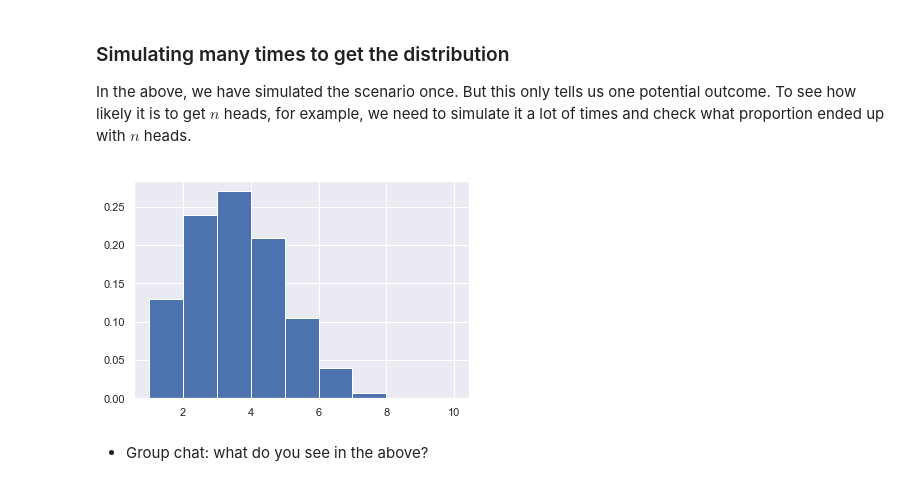
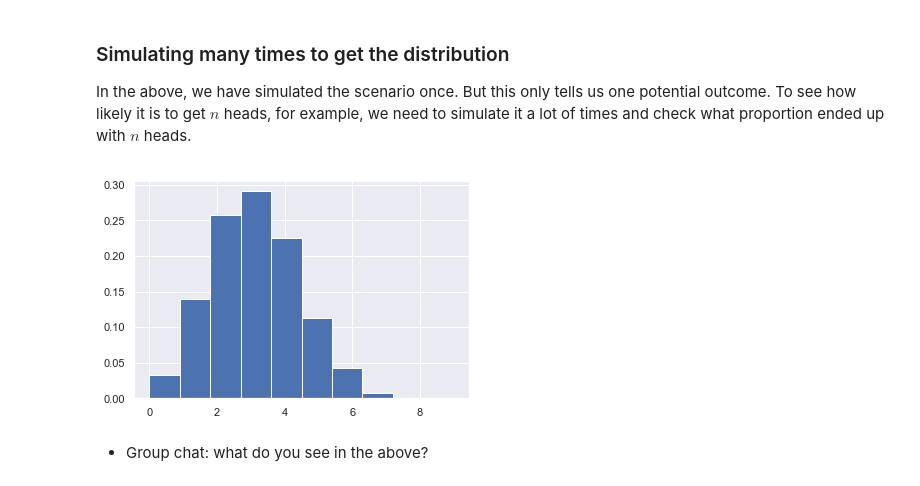
Before and after one commit to ericmjl/bayesian-stats-modelling-tutorial, a Jupyter notebook: notebooks/01-Instructor-Probability_a_simulated_introduction.ipynb, the cells around one changed output. Drawn from its saved outputs; the diff is of its cells as text; code cells hidden in the pictures.

Commit message:
Add image & edit barplots

```diff
--- a/notebooks/01-Instructor-Probability_a_simulated_introduction.ipynb
+++ b/notebooks/01-Instructor-Probability_a_simulated_introduction.ipynb
@@ -157,11 +157,11 @@ In the above, we have simulated the scenario once. But this only tells us one po
 # %%
 # Simulate 1,000 run of flipping the biased coin 10 times
 x = np.random.binomial(10, 0.3, 10000)
 
 # Plot normalized histogram of results
-plt.hist(x, density=True, bins=[1, 2, 3, 4, 5, 6, 7, 8, 9, 10]);
+plt.hist(x, density=True, bins=10);
 # %% [output]
-[figure, old version]
+[figure, new version]
 # %% [markdown]
 * Group chat: what do you see in the above?
 # %% [markdown]
```
Also changed, not shown: parts of 9 cells of this notebook.
